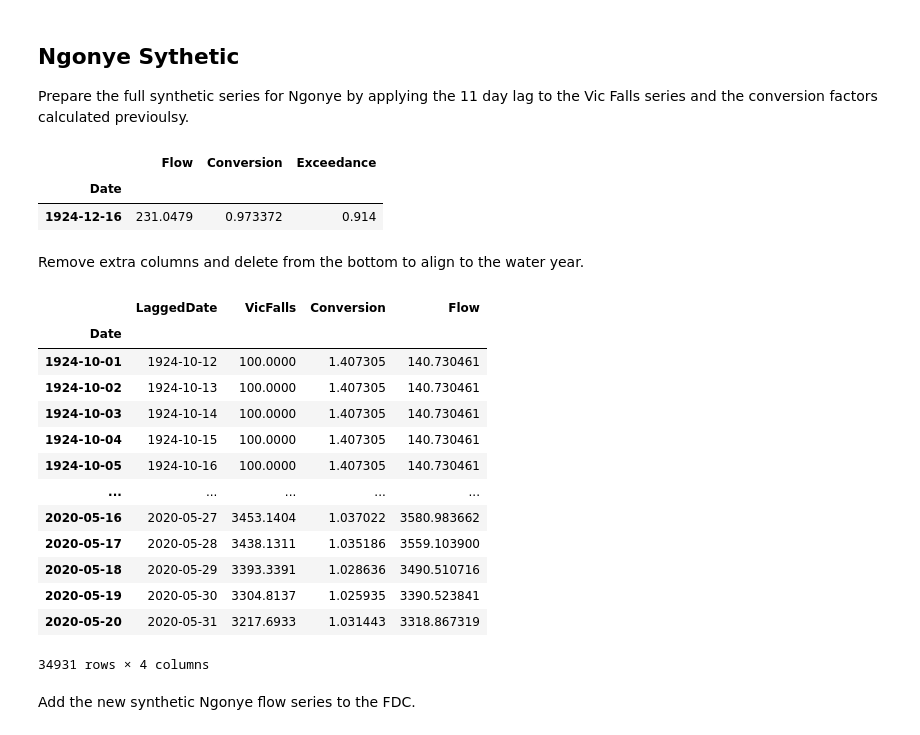
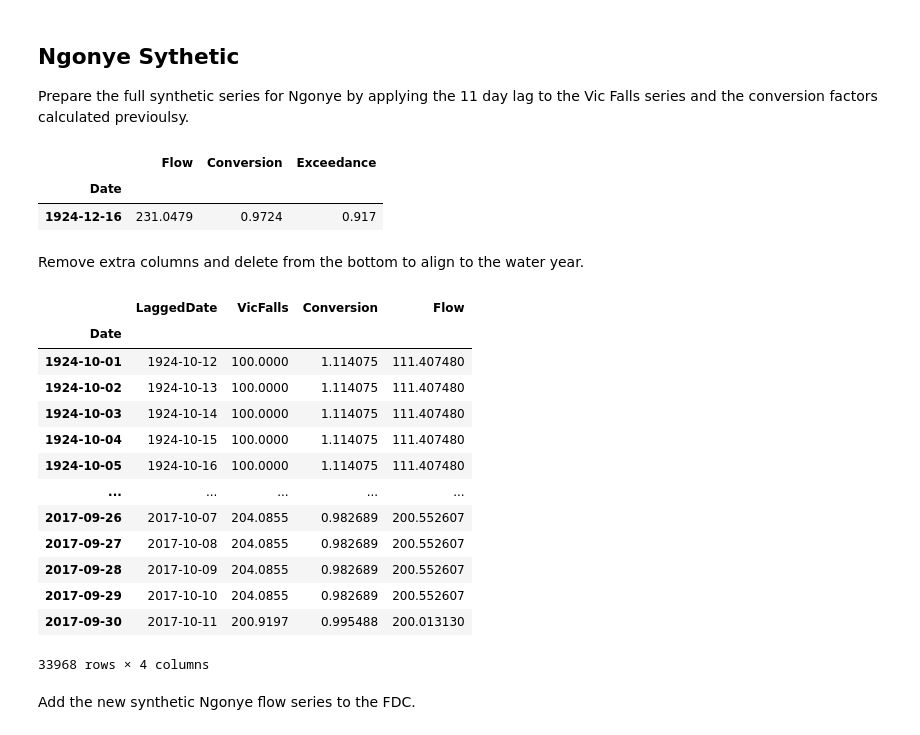
Before and after one commit to AndyFlem/ngonye-notepad, a Jupyter notebook: b_synthetic_flow_ngonye.ipynb, the cells around one changed output. Cells and saved outputs as stored; diff of their text form; code cells hidden in the pictures.

Commit message:
synth

```diff
--- a/b_synthetic_flow_ngonye.ipynb
+++ b/b_synthetic_flow_ngonye.ipynb
@@ -84,8 +84,8 @@ flow=1093.0355*(level-2.85)^{1.659}
 
 Add some helper columns.
 # %%
-ngo=pd.read_csv(input_data+ "daily_gauge_ngonye_2020.csv")
-#ngo=pd.read_csv(input_data+ "daily_gauge_ngonye.csv")
+#ngo=pd.read_csv(input_data+ "daily_gauge_ngonye_2020.csv")
+ngo=pd.read_csv(input_data+ "daily_gauge_ngonye.csv")
 ngo['Date']=pd.to_datetime(ngo['Date'],format="%d/%m/%Y")
 ngo=ngo.set_index(pd.DatetimeIndex(ngo['Date']))
 ngo=ngo.drop(['Date'],axis=1)
@@ -198,28 +198,28 @@ vicfalls.loc[vicfalls.index==datetime.datetime(1924,12,16)]
 # %% [output]
 |  | Flow | Conversion | Exceedance |
 | Date |  |  |  |
-| 1924-12-16 | 231.0479 | 0.973372 | 0.914 |
+| 1924-12-16 | 231.0479 | 0.9724 | 0.917 |
 # %% [markdown]
 Remove extra columns and delete from the bottom to align to the water year.
 # %%
 ngonye_synth=ngonye_synth.dropna()
-#ngonye_synth=ngonye_synth.drop(ngonye_synth.loc['2017-10-01':].index)
+ngonye_synth=ngonye_synth.drop(ngonye_synth.loc['2017-10-01':].index)
 ngonye_synth
 # %% [output]
 |  | LaggedDate | VicFalls | Conversion | Flow |
 | Date |  |  |  |  |
-| 1924-10-01 | 1924-10-12 | 100.0000 | 1.407305 | 140.730461 |
-| 1924-10-02 | 1924-10-13 | 100.0000 | 1.407305 | 140.730461 |
-| 1924-10-03 | 1924-10-14 | 100.0000 | 1.407305 | 140.730461 |
-| 1924-10-04 | 1924-10-15 | 100.0000 | 1.407305 | 140.730461 |
-| 1924-10-05 | 1924-10-16 | 100.0000 | 1.407305 | 140.730461 |
+| 1924-10-01 | 1924-10-12 | 100.0000 | 1.114075 | 111.407480 |
+| 1924-10-02 | 1924-10-13 | 100.0000 | 1.114075 | 111.407480 |
+| 1924-10-03 | 1924-10-14 | 100.0000 | 1.114075 | 111.407480 |
+| 1924-10-04 | 1924-10-15 | 100.0000 | 1.114075 | 111.407480 |
+| 1924-10-05 | 1924-10-16 | 100.0000 | 1.114075 | 111.407480 |
 | ... | ... | ... | ... | ... |
-| 2020-05-16 | 2020-05-27 | 3453.1404 | 1.037022 | 3580.983662 |
-| 2020-05-17 | 2020-05-28 | 3438.1311 | 1.035186 | 3559.103900 |
-| 2020-05-18 | 2020-05-29 | 3393.3391 | 1.028636 | 3490.510716 |
-| 2020-05-19 | 2020-05-30 | 3304.8137 | 1.025935 | 3390.523841 |
-| 2020-05-20 | 2020-05-31 | 3217.6933 | 1.031443 | 3318.867319 |
+| 2017-09-26 | 2017-10-07 | 204.0855 | 0.982689 | 200.552607 |
+| 2017-09-27 | 2017-10-08 | 204.0855 | 0.982689 | 200.552607 |
+| 2017-09-28 | 2017-10-09 | 204.0855 | 0.982689 | 200.552607 |
+| 2017-09-29 | 2017-10-10 | 204.0855 | 0.982689 | 200.552607 |
+| 2017-09-30 | 2017-10-11 | 200.9197 | 0.995488 | 200.013130 |
-34931 rows × 4 columns
+33968 rows × 4 columns
 # %% [markdown]
 Add the new synthetic Ngonye flow series to the FDC.
 # %%
```
Also changed, not shown: parts of 6 cells of this notebook.
